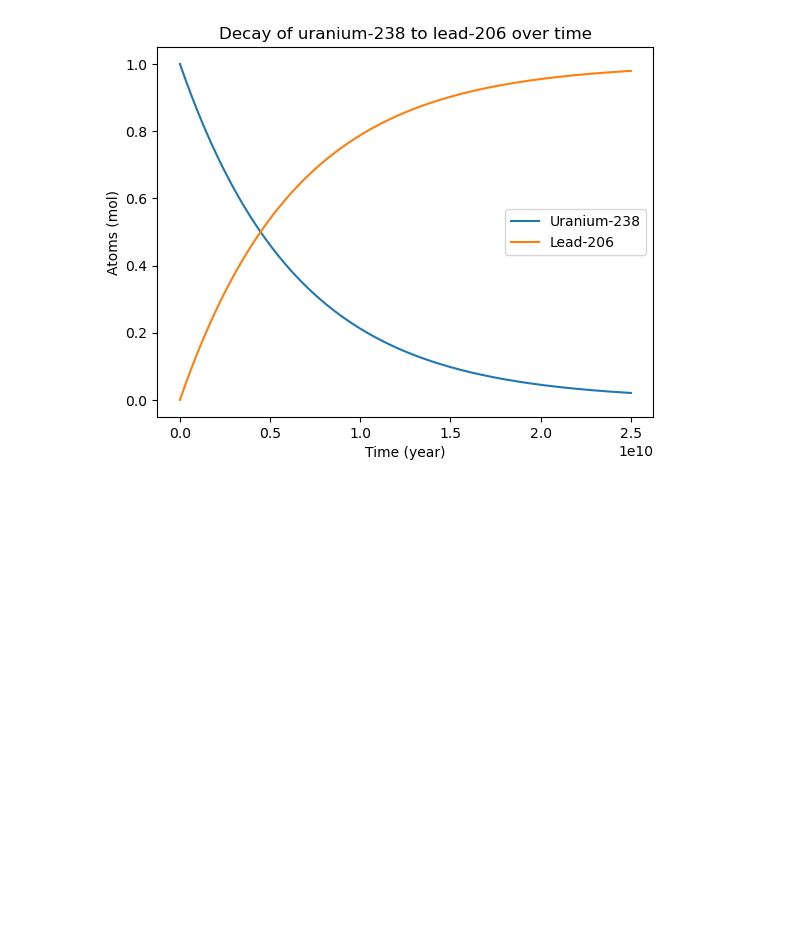
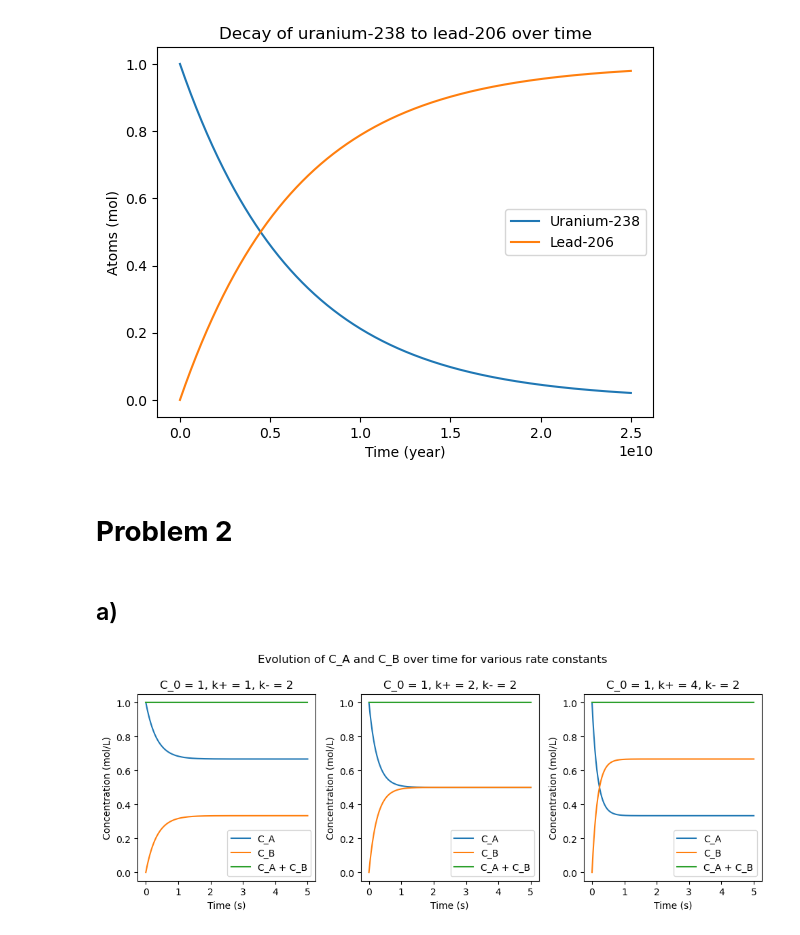
Before and after one commit to loganmachale/PHYS-305, a Jupyter notebook: Assignment 4/Assignment 4.ipynb, the cells around one changed output. Drawn from its saved outputs; the diff is of its cells as text; code cells hidden in the pictures; blank space fills up the shorter version.

```diff
--- a/Assignment 4/Assignment 4.ipynb
+++ b/Assignment 4/Assignment 4.ipynb
@@ -73,3 +79,34 @@ plt.legend()
 plt.show()
 # %% [output]
 [figure]
+# %% [markdown]
+# **Problem 2** #
+# %% [markdown]
+## a) ##
+# %%
+def C_A(t, C_0, k_p, k_m):
+    return C_0 * (k_p / (k_p + k_m) * np.exp(-(k_p + k_m) * t) + k_m / (k_p + k_m))
+
+
+def C_B(t, C_0, k_p, k_m):
+    return C_0 * k_p / (k_p + k_m) * (1 - np.exp(-(k_p + k_m) * t))
+
+C_0 = 1
+t_arr = np.linspace(0, 5, 1000)
+
+k_p_vals = [1, 2, 4]
+k_m = 2
+
+fig, ax = plt.subplots(1, 3, figsize=(10,4), tight_layout=True)
+for i, k_p in enumerate(k_p_vals):
+    ax[i].plot(t_arr, C_A(t_arr, C_0, k_p, k_m), label='C_A')
+    ax[i].plot(t_arr, C_B(t_arr, C_0, k_p, k_m), label='C_B')
+    ax[i].plot(t_arr, C_A(t_arr, C_0, k_p, k_m) + C_B(t_arr, C_0, k_p, k_m), label='C_A + C_B')
+    ax[i].set_ylabel('Concentration (mol/L)')
+    ax[i].set_xlabel('Time (s)')
+    ax[i].set_title('C_0 = 1, k+ = {}, k- = {}'.format(k_p, k_m))
+    ax[i].legend()
+fig.suptitle("Evolution of C_A and C_B over time for various rate constants")
+plt.show()
+# %% [output]
+[figure, added]
```
Also changed, not shown: parts of 1 cell of this notebook.
